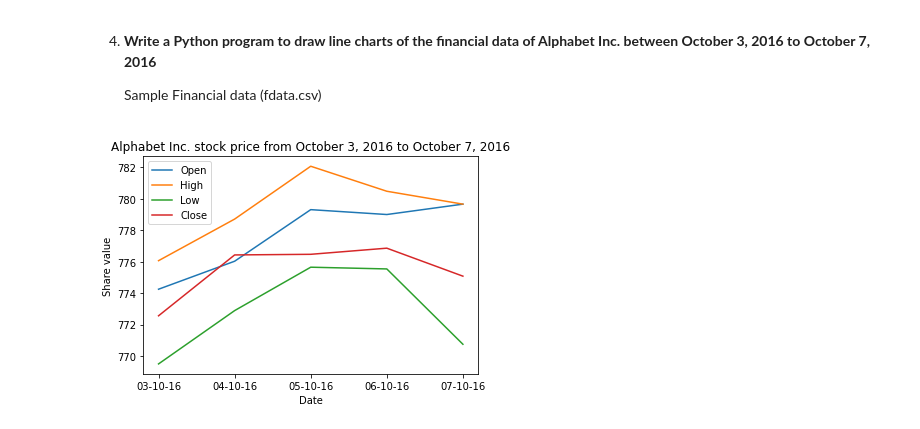
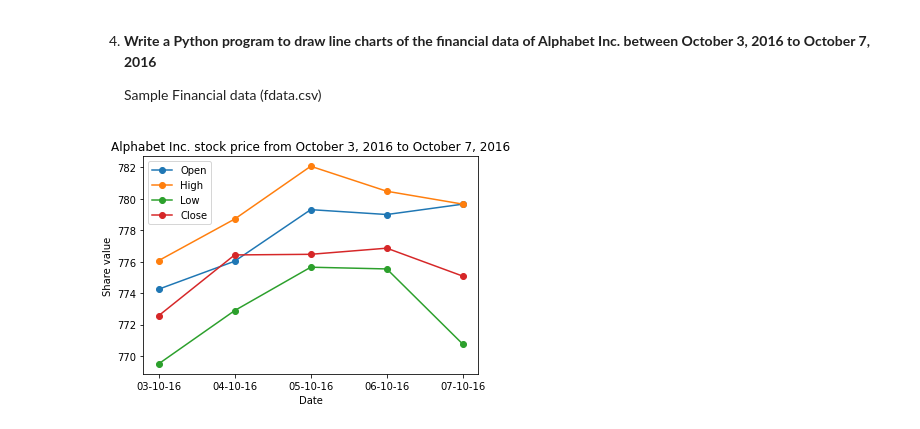
Before and after one commit to NishanthRajkumar/Python-Libraries, a Jupyter notebook: matplotlib_programs/matplotlib_programs.ipynb, the cells around one changed output. Saved outputs shown, nothing was run; the diff lists cells and outputs as text; code cells hidden in the pictures.

Commit message:
feat: plot multiple lines in a graph

```diff
--- a/matplotlib_programs/matplotlib_programs.ipynb
+++ b/matplotlib_programs/matplotlib_programs.ipynb
@@ -75,21 +74,21 @@ int32
 # %%
 # read csv file using pandas module
 financial_data = pd.read_csv('fdata.csv')
 x_val = financial_data['Date']
 y_open_val = financial_data['Open']
 y_high_val = financial_data['High']
 y_low_val = financial_data['Low']
 y_close_val = financial_data['Close']
 
 # Plot 4 lines for the open, high, low, close
-plt.plot(x_val, y_open_val, label='Open')
-plt.plot(x_val, y_high_val, label='High')
-plt.plot(x_val, y_low_val, label='Low')
-plt.plot(x_val, y_close_val, label='Close')
+plt.plot(x_val, y_open_val, label='Open', marker='o')
+plt.plot(x_val, y_high_val, label='High', marker='o')
+plt.plot(x_val, y_low_val, label='Low', marker='o')
+plt.plot(x_val, y_close_val, label='Close', marker='o')
 plt.legend()
 plt.title('Alphabet Inc. stock price from October 3, 2016 to October 7, 2016')
 plt.xlabel('Date')
 plt.ylabel('Share value')
 plt.show()
 # %% [output]
-[figure, old version]
+[figure, new version]
```
Also changed, not shown: parts of 3 cells of this notebook.
